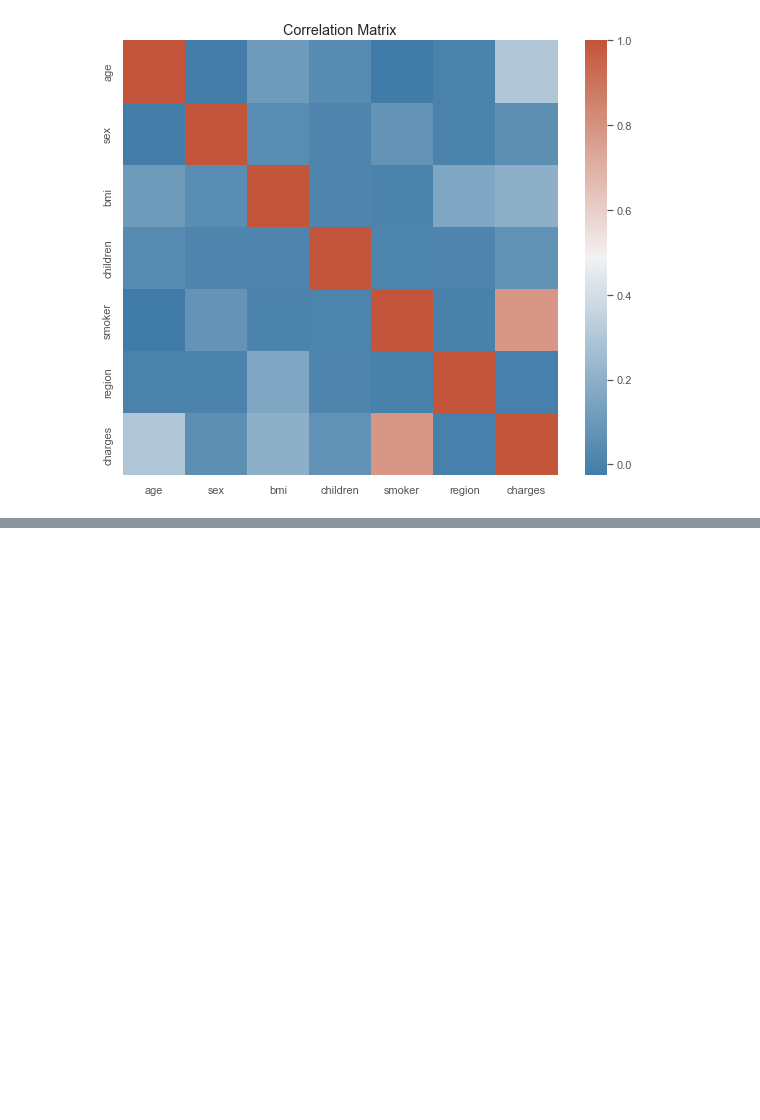
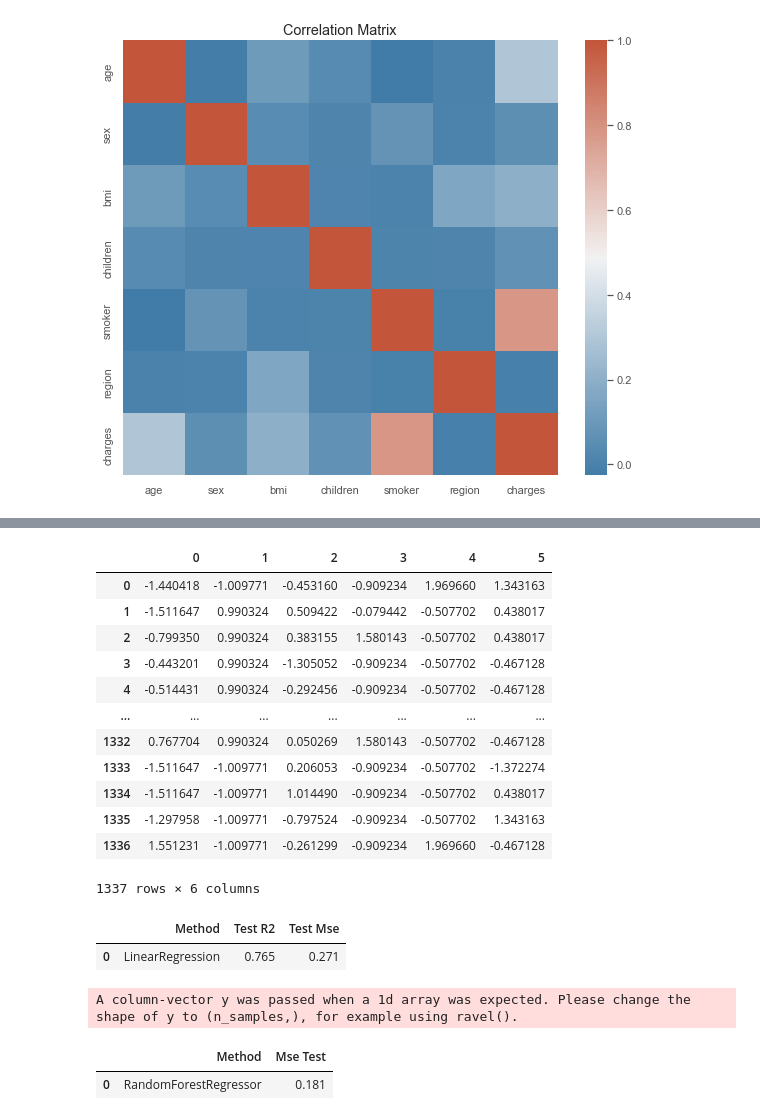
Before and after one commit to Omuk/Reborn, a Jupyter notebook: Data Practice/Practice_Field.ipynb, the cells around one changed output, grey strips where cells are left out. Cells and saved outputs as stored; diff of their text form; code cells hidden in the pictures; blank space fills up the shorter version.

```diff
--- a/Data Practice/Practice_Field.ipynb
+++ b/Data Practice/Practice_Field.ipynb
@@ -100,0 +119,7 @@ sns.heatmap(data_corr, mask=np.zeros_like(data_corr, dtype=np.bool_), cmap=sns.d
+# %%
+scaler = StandardScaler()
+
+x = pd.DataFrame(scaler.fit_transform(x))
+
+y = scaler.fit_transform(np.array(y).reshape(-1,1))
+y
@@ -101,2 +134,18 @@ sns.heatmap(data_corr, mask=np.zeros_like(data_corr, dtype=np.bool_), cmap=sns.d
+# %%
+x
+# %% [output]
+|  | 0 | 1 | 2 | 3 | 4 | 5 |
+| 0 | -1.440418 | -1.009771 | -0.453160 | -0.909234 | 1.969660 | 1.343163 |
+| 1 | -1.511647 | 0.990324 | 0.509422 | -0.079442 | -0.507702 | 0.438017 |
+| 2 | -0.799350 | 0.990324 | 0.383155 | 1.580143 | -0.507702 | 0.438017 |
+| 3 | -0.443201 | 0.990324 | -1.305052 | -0.909234 | -0.507702 | -0.467128 |
+| 4 | -0.514431 | 0.990324 | -0.292456 | -0.909234 | -0.507702 | -0.467128 |
+| ... | ... | ... | ... | ... | ... | ... |
+| 1332 | 0.767704 | 0.990324 | 0.050269 | 1.580143 | -0.507702 | -0.467128 |
+| 1333 | -1.511647 | -1.009771 | 0.206053 | -0.909234 | -0.507702 | -1.372274 |
+| 1334 | -1.511647 | -1.009771 | 1.014490 | -0.909234 | -0.507702 | 0.438017 |
+| 1335 | -1.297958 | -1.009771 | -0.797524 | -0.909234 | -0.507702 | 1.343163 |
+| 1336 | 1.551231 | -1.009771 | -0.261299 | -0.909234 | 1.969660 | -0.467128 |
+1337 rows × 6 columns
 # %%
 x_train,x_test,y_train,y_test = train_test_split(x,y,random_state=42, test_size=0.3)
@@ -104,0 +170,33 @@ linreg = LinearRegression()
+# %%
+mod_perf = pd.DataFrame( [
+    'LinearRegression', scr_r2, scr_mse]
+).transpose()
+
+mod_perf.columns = ['Method', 'Test R2', 'Test Mse']
+
+mod_perf
+# %% [output]
+|  | Method | Test R2 | Test Mse |
+| 0 | LinearRegression | 0.765 | 0.271 |
+# %%
+ranfor = RandomForestRegressor(n_estimators=100, n_jobs=-1, criterion='squared_error', random_state=42)
+
+ranfor.fit(x_train,y_train)
+
+y_pred = ranfor.predict(x_test)
+
+mse_ranf = mean_squared_error(y_test,y_pred).round(3)
+
+modperf = pd.DataFrame(
+    [
+        'RandomForestRegressor', mse_ranf
+    ]
+).transpose()
+
+modperf.columns = ['Method', 'Mse Test']
+
+modperf
+# %% [output]
+A column-vector y was passed when a 1d array was expected. Please change the shape of y to (n_samples,), for example using ravel().
+|  | Method | Mse Test |
+| 0 | RandomForestRegressor | 0.181 |
```
Also changed, not shown: parts of 5 cells of this notebook.
